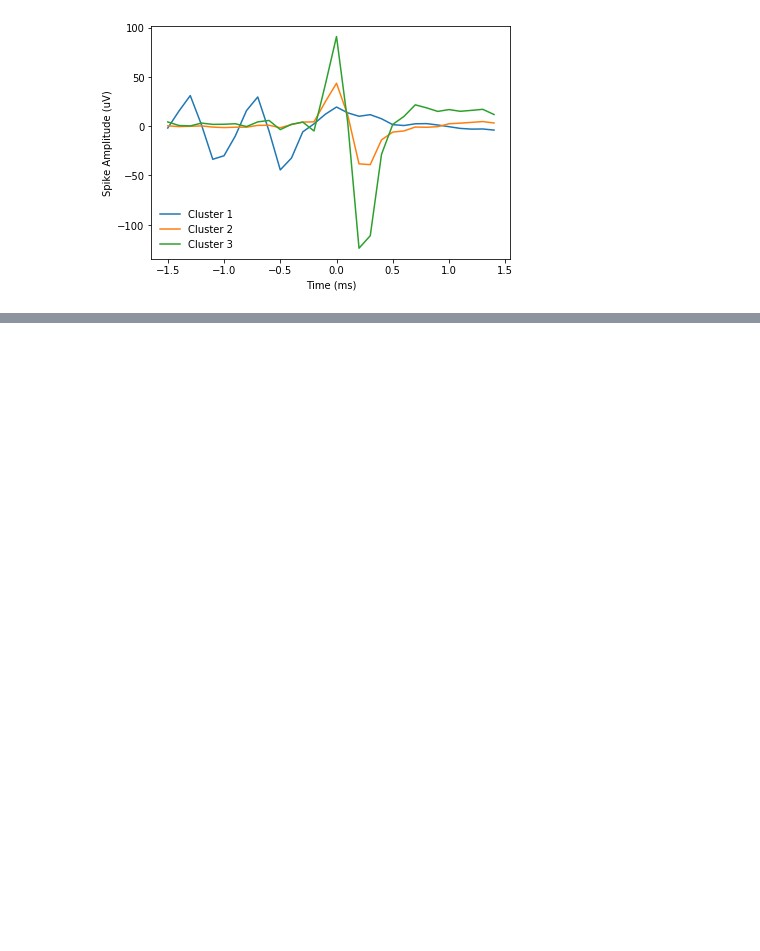
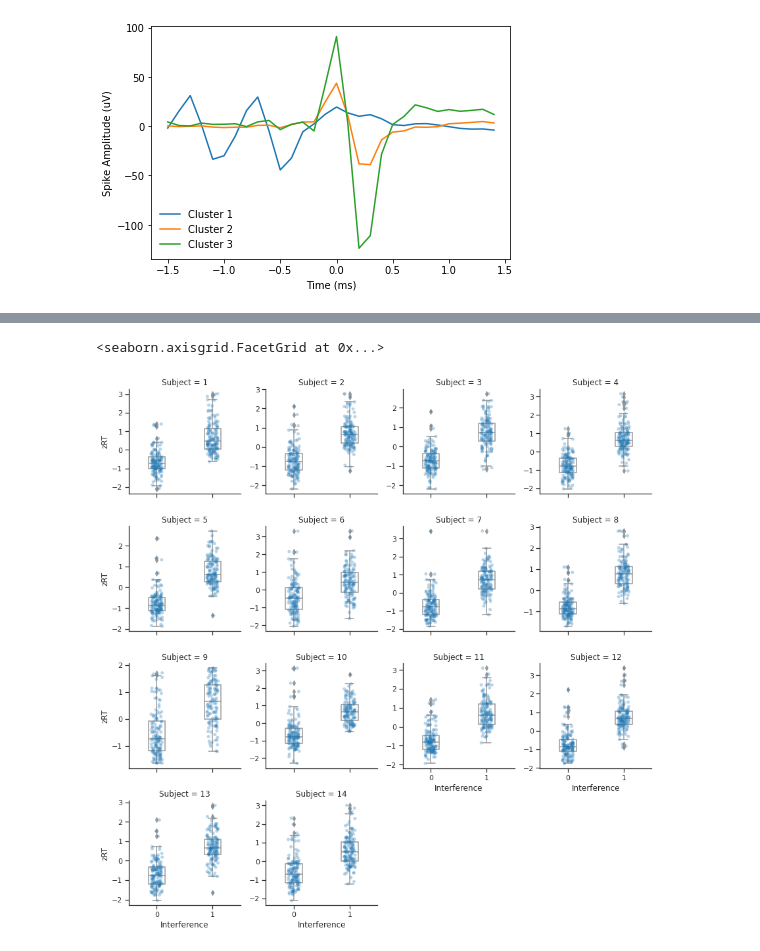
Before and after one commit to rce5-debug/pni_bootcamp_2021, a Jupyter notebook: Module01_Python/day01_solutions.ipynb, the cells around one changed output, grey strips where cells are left out. Drawn from its saved outputs; the diff is of its cells as text; code cells hidden in the pictures; blank space fills up the shorter version.

```diff
--- a/Module01_Python/day01_solutions.ipynb
+++ b/Module01_Python/day01_solutions.ipynb
@@ -364,0 +515,3 @@ plt.tight_layout()
+# %%
+import numpy as np
+dbs_real['logRT'] = np.log(dbs_real['RT'])
@@ -364,0 +522,4 @@ plt.tight_layout()
+# %%
+def zscore(arr):
+    """Return z-scored array"""
+    return (arr - arr.mean()) / arr.std()
@@ -364,0 +532,3 @@ plt.tight_layout()
+# %%
+grouped_dbs = dbs_real.groupby('Subject')
+dbs_real['zRT'] = grouped_dbs.apply(lambda x: zscore(x.logRT)).values
@@ -364,0 +554,9 @@ plt.tight_layout()
+# %%
+g = sns.FacetGrid(dbs_real, col='Subject', col_wrap=4,
+                  sharex=True, sharey=False)
+
+g.map(sns.stripplot,'Interference', 'zRT',alpha=0.3)
+g.map(sns.boxplot,'Interference', 'zRT',color='white',width=0.3)
+# %% [output]
+<seaborn.axisgrid.FacetGrid at 0x...>
+[figure, added]
```
Also changed, not shown: parts of 35 cells of this notebook, 3 other files.
